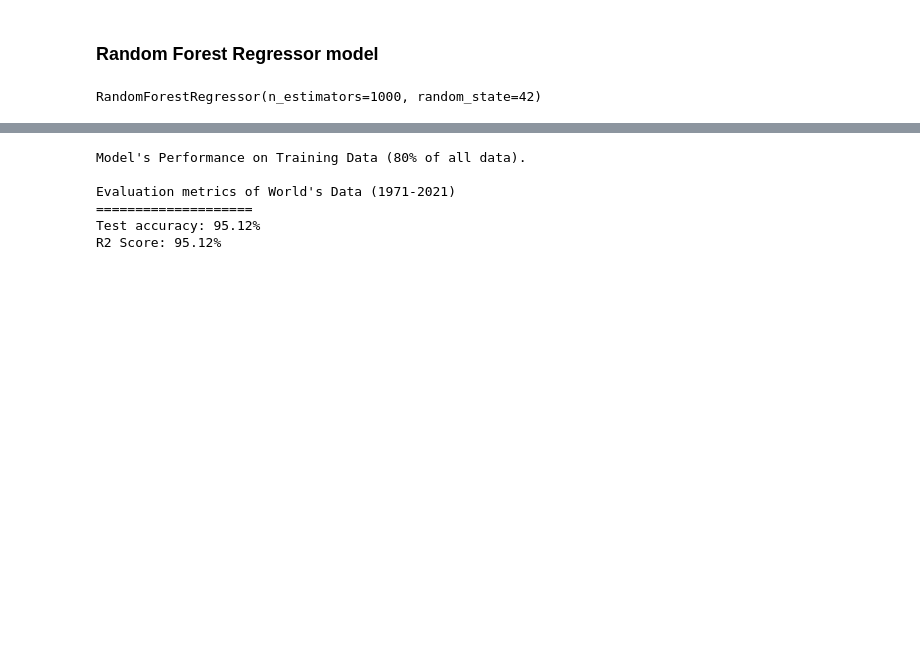
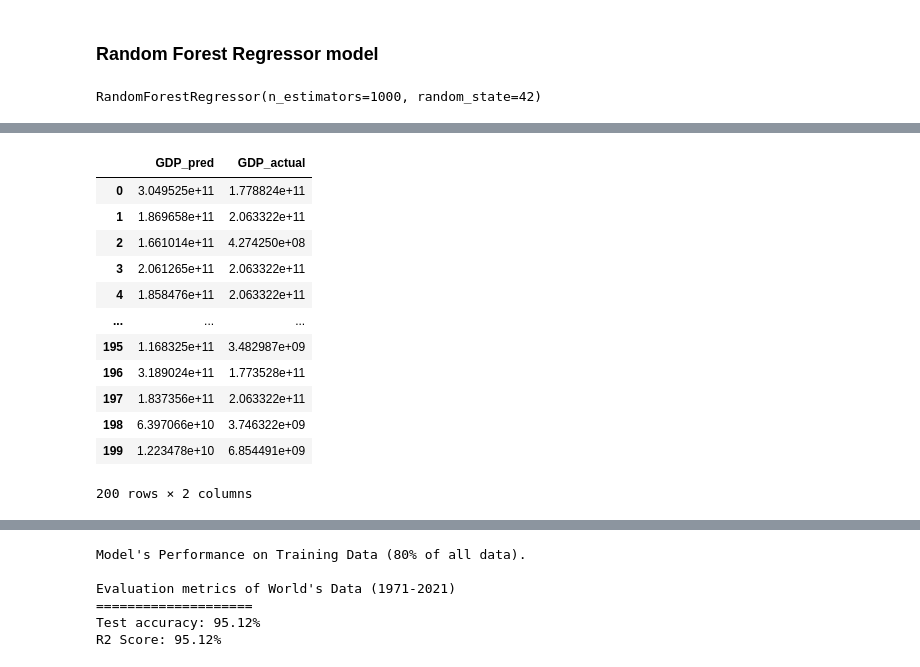
Before and after one commit to TanvirZulkarnaine/GDP_Predictor, a Jupyter notebook: ML_models/ML_RandomForestRegressor-Copy1.ipynb, the cells around one changed output, grey strips where cells are left out. Cells and saved outputs as stored; diff of their text form; code cells hidden in the pictures; blank space fills up the shorter version.

```diff
--- a/ML_models/ML_RandomForestRegressor-Copy1.ipynb
+++ b/ML_models/ML_RandomForestRegressor-Copy1.ipynb
@@ -77,0 +107,17 @@ plt.show()
+# %%
+twenty_df = data_df.iloc[0:200,:]
+twenty_df
+# %% [output]
+|  | GDP_pred | GDP_actual |
+| 0 | 3.049525e+11 | 1.778824e+11 |
+| 1 | 1.869658e+11 | 2.063322e+11 |
+| 2 | 1.661014e+11 | 4.274250e+08 |
+| 3 | 2.061265e+11 | 2.063322e+11 |
+| 4 | 1.858476e+11 | 2.063322e+11 |
+| ... | ... | ... |
+| 195 | 1.168325e+11 | 3.482987e+09 |
+| 196 | 3.189024e+11 | 1.773528e+11 |
+| 197 | 1.837356e+11 | 2.063322e+11 |
+| 198 | 6.397066e+10 | 3.746322e+09 |
+| 199 | 1.223478e+10 | 6.854491e+09 |
+200 rows × 2 columns
```
Also changed, not shown: parts of 7 cells of this notebook, 3 other files.
